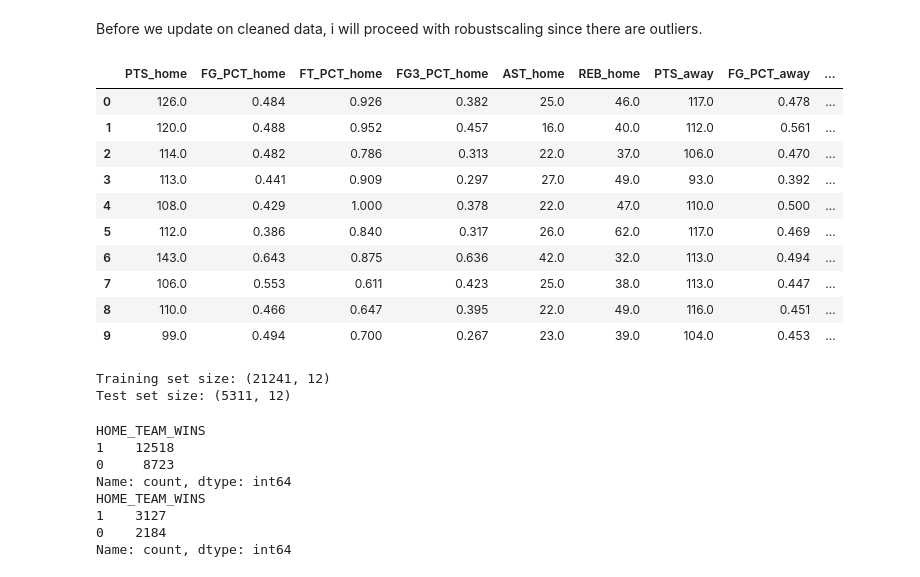
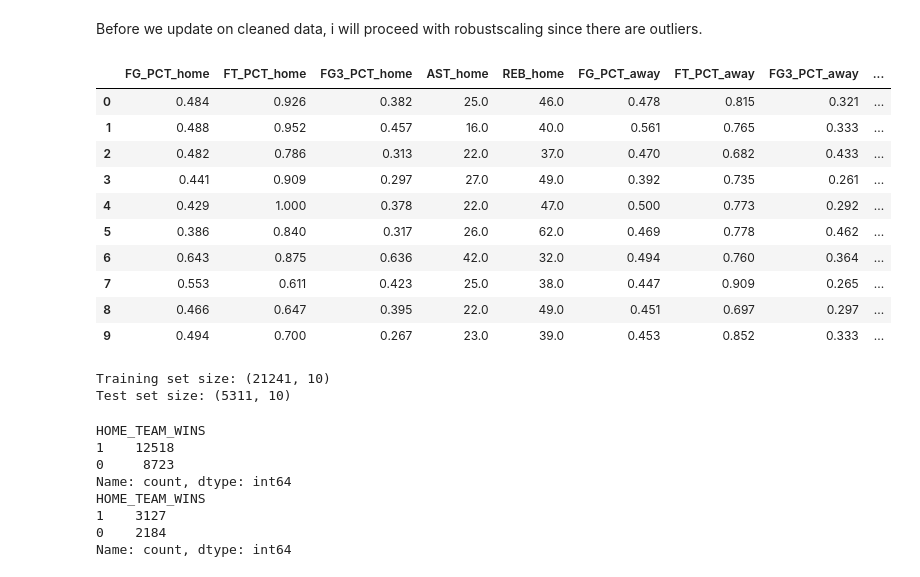
Before and after one commit to Hiroaki-K4/nba_prediction, a Jupyter notebook: main.ipynb, the cells around one changed output. Drawn from its saved outputs; the diff is of its cells as text; code cells hidden in the pictures.

```diff
--- a/main.ipynb
+++ b/main.ipynb
@@ -128,28 +128,26 @@ Before we update on cleaned data, i will proceed with robustscaling since there
 # %%
 columns_to_drop = [
     'GAME_ID', 'HOME_TEAM_ID', 'VISITOR_TEAM_ID', 'SEASON',
     'TEAM_ID_home', 'TEAM_ID_away', 'GAME_DATE_EST',
-    'GAME_STATUS_TEXT'
+    'GAME_STATUS_TEXT', 'PTS_home', 'PTS_away'
 ]
 
 games = games.drop(columns=columns_to_drop)
 games.head(10)
 # %% [output]
-|  | PTS_home | FG_PCT_home | FT_PCT_home | FG3_PCT_home | AST_home | REB_home | PTS_away | FG_PCT_away | ... |
-| 0 | 126.0 | 0.484 | 0.926 | 0.382 | 25.0 | 46.0 | 117.0 | 0.478 | ... |
-| 1 | 120.0 | 0.488 | 0.952 | 0.457 | 16.0 | 40.0 | 112.0 | 0.561 | ... |
-| 2 | 114.0 | 0.482 | 0.786 | 0.313 | 22.0 | 37.0 | 106.0 | 0.470 | ... |
-| 3 | 113.0 | 0.441 | 0.909 | 0.297 | 27.0 | 49.0 | 93.0 | 0.392 | ... |
-| 4 | 108.0 | 0.429 | 1.000 | 0.378 | 22.0 | 47.0 | 110.0 | 0.500 | ... |
-| 5 | 112.0 | 0.386 | 0.840 | 0.317 | 26.0 | 62.0 | 117.0 | 0.469 | ... |
-| 6 | 143.0 | 0.643 | 0.875 | 0.636 | 42.0 | 32.0 | 113.0 | 0.494 | ... |
-| 7 | 106.0 | 0.553 | 0.611 | 0.423 | 25.0 | 38.0 | 113.0 | 0.447 | ... |
-| 8 | 110.0 | 0.466 | 0.647 | 0.395 | 22.0 | 49.0 | 116.0 | 0.451 | ... |
-| 9 | 99.0 | 0.494 | 0.700 | 0.267 | 23.0 | 39.0 | 104.0 | 0.453 | ... |
+|  | FG_PCT_home | FT_PCT_home | FG3_PCT_home | AST_home | REB_home | FG_PCT_away | FT_PCT_away | FG3_PCT_away | ... |
+| 0 | 0.484 | 0.926 | 0.382 | 25.0 | 46.0 | 0.478 | 0.815 | 0.321 | ... |
+| 1 | 0.488 | 0.952 | 0.457 | 16.0 | 40.0 | 0.561 | 0.765 | 0.333 | ... |
+| 2 | 0.482 | 0.786 | 0.313 | 22.0 | 37.0 | 0.470 | 0.682 | 0.433 | ... |
+| 3 | 0.441 | 0.909 | 0.297 | 27.0 | 49.0 | 0.392 | 0.735 | 0.261 | ... |
+| 4 | 0.429 | 1.000 | 0.378 | 22.0 | 47.0 | 0.500 | 0.773 | 0.292 | ... |
+| 5 | 0.386 | 0.840 | 0.317 | 26.0 | 62.0 | 0.469 | 0.778 | 0.462 | ... |
+| 6 | 0.643 | 0.875 | 0.636 | 42.0 | 32.0 | 0.494 | 0.760 | 0.364 | ... |
+| 7 | 0.553 | 0.611 | 0.423 | 25.0 | 38.0 | 0.447 | 0.909 | 0.265 | ... |
+| 8 | 0.466 | 0.647 | 0.395 | 22.0 | 49.0 | 0.451 | 0.697 | 0.297 | ... |
+| 9 | 0.494 | 0.700 | 0.267 | 23.0 | 39.0 | 0.453 | 0.852 | 0.333 | ... |
 # %%
 from sklearn.model_selection import train_test_split
-from sklearn.linear_model import LogisticRegression
-from sklearn.neighbors import KNeighborsClassifier
 from sklearn.metrics import accuracy_score, confusion_matrix, classification_report
 
 # Splitting 'games'
@@ -162,8 +160,8 @@ X_train, X_test, Y_train, Y_test = train_test_split(X, Y, test_size=0.2, random_
 print("Training set size:", X_train.shape)
 print("Test set size:", X_test.shape)
 # %% [output]
-Training set size: (21241, 12)
-Test set size: (5311, 12)
+Training set size: (21241, 10)
+Test set size: (5311, 10)
 # %%
 from sklearn.preprocessing import RobustScaler
 
```
Also changed, not shown: parts of 11 cells of this notebook.
